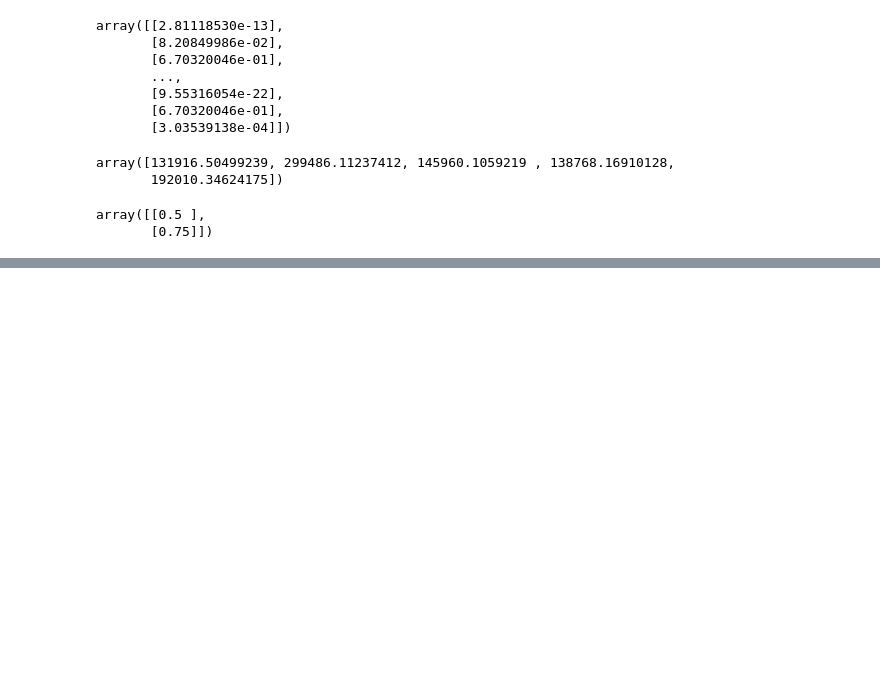
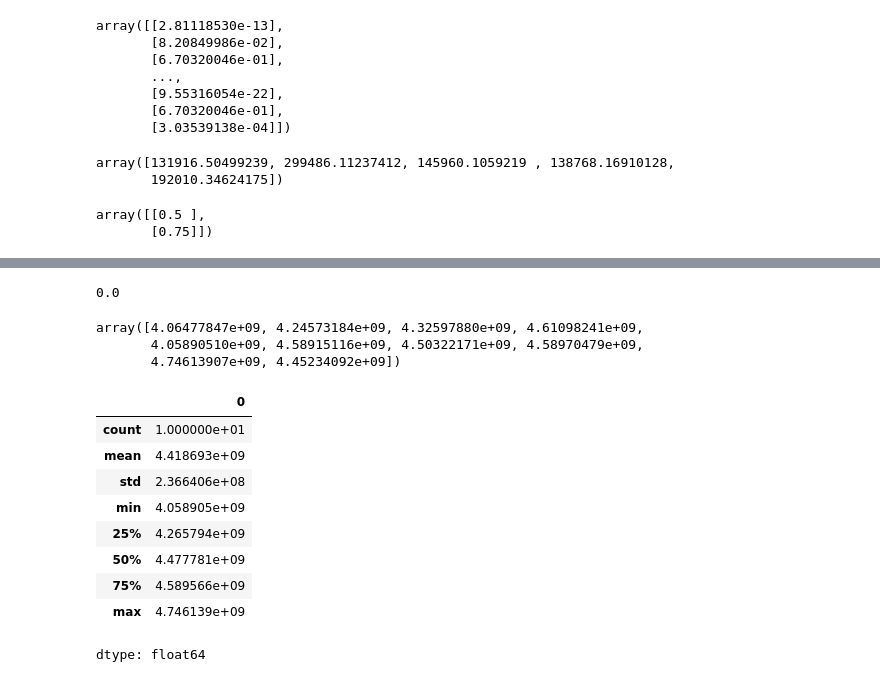
Before and after one commit to afif-af/hanson_ml_scikitlearn_tensorflow, a Jupyter notebook: Chapter02handson_ml.ipynb, the cells around one changed output, grey strips where cells are left out. Drawn from its saved outputs; the diff is of its cells as text; code cells hidden in the pictures; blank space fills up the shorter version.

```diff
--- a/Chapter02handson_ml.ipynb
+++ b/Chapter02handson_ml.ipynb
@@ -530,0 +666,3 @@ class StandardScalerClone(BaseEstimator,TransformerMixin):
+# %%
+housing_prepared=preprocessing.fit_transform(housing)
+housing_prepared.shape
@@ -530,0 +687,5 @@ class StandardScalerClone(BaseEstimator,TransformerMixin):
+# %%
+from sklearn.linear_model import LinearRegression
+
+lin_reg = make_pipeline(preprocessing, LinearRegression())
+lin_reg.fit(housing,housing_labels)
@@ -530,0 +729,4 @@ class StandardScalerClone(BaseEstimator,TransformerMixin):
+# %%
+from sklearn.tree import DecisionTreeRegressor
+tree_reg=make_pipeline(preprocessing,DecisionTreeRegressor(random_state=42))
+tree_reg.fit(housing,housing_labels)
@@ -530,0 +757,27 @@ class StandardScalerClone(BaseEstimator,TransformerMixin):
+# %%
+tree_rmse
+# %% [output]
+0.0
+# %%
+from sklearn.model_selection import cross_val_score
+tree_rmses=-cross_val_score(tree_reg, housing, housing_labels,
+                            scoring="neg_mean_squared_error", cv=10)
+# %%
+tree_rmses
+# %% [output]
+array([4.06477847e+09, 4.24573184e+09, 4.32597880e+09, 4.61098241e+09,
+       4.05890510e+09, 4.58915116e+09, 4.50322171e+09, 4.58970479e+09,
+       4.74613907e+09, 4.45234092e+09])
+# %%
+pd.Series(tree_rmses).describe()
+# %% [output]
+|  | 0 |
+| count | 1.000000e+01 |
+| mean | 4.418693e+09 |
+| std | 2.366406e+08 |
+| min | 4.058905e+09 |
+| 25% | 4.265794e+09 |
+| 50% | 4.477781e+09 |
+| 75% | 4.589566e+09 |
+| max | 4.746139e+09 |
+dtype: float64
```
Also changed, not shown: parts of 20 cells of this notebook.
